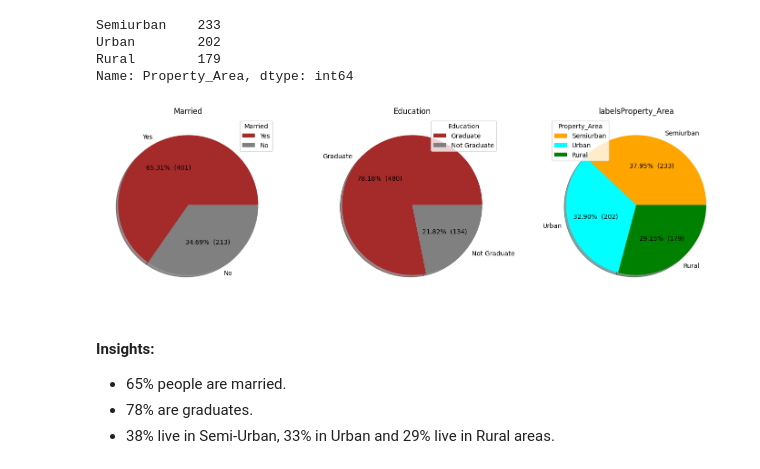
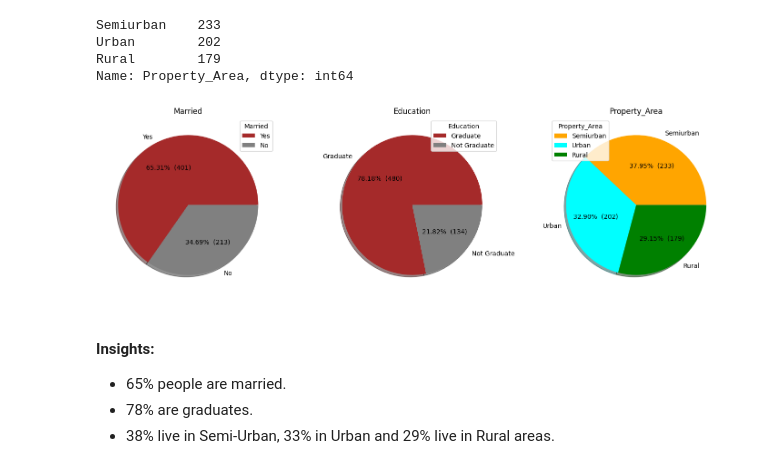
Before and after one commit to Akshay-Paunikar/Loan_Prediction_ML, a Jupyter notebook: project/notebook/Loan_Prediction.ipynb, the cells around one changed output. Cells and saved outputs as stored; diff of their text form; code cells hidden in the pictures.

```diff
--- a/project/notebook/Loan_Prediction.ipynb
+++ b/project/notebook/Loan_Prediction.ipynb
@@ -449,3 +445,8 @@ Credit_History [1.0 0.0]
 Loan_Amount_Term [360.0 240.0 180.0 60.0 480.0 84.0 12.0 300.0 350.0 36.0 120.0 6.0]
 # %% [markdown]
 #### Data Visualization
+# %%
+# First we will map the values in Credit_History to [Yes, No]
+training_data['Credit_History'] = training_data['Credit_History'].astype('int')
+training_data['Credit_History'] = training_data['Credit_History'].map({1:'Yes', 0:'No'})
+training_data['Credit_History'].head(10)
@@ -452,3 +481,6 @@ Loan_Amount_Term [360.0 240.0 180.0 60.0 480.0 84.0 12.0 300.0 350.0 36.0 120.0
+# %%
+training_data['Loan_Amount_Term'] = training_data['Loan_Amount_Term'].astype('int')
+testing_data['Loan_Amount_Term'] = testing_data['Loan_Amount_Term'].astype('int')
 # %%
 # How many people in the data are married ?
 training_data['Married'].value_counts()
@@ -478,35 +510,35 @@ ax1 = plt.subplot2grid((1,3), (0,0))
 
 dataMarried = training_data['Married'].value_counts().values
 labelsMarried = training_data['Married'].value_counts().index
 
 plt.pie(x=dataMarried, labels=labelsMarried,
         autopct=lambda p : '{:.2f}%  ({:,.0f})'.format(p,p * sum(dataMarried)/100), colors=['brown','gray'], shadow=True)
 plt.legend(labelsMarried, loc='upper right', title='Married')
 plt.title("Married")
 
 ax2 = plt.subplot2grid((1,3), (0,1))
 
 dataEducation = training_data['Education'].value_counts().values
 labelsEducation = training_data['Education'].value_counts().index
 
 plt.pie(x=dataEducation, labels=labelsEducation,
         autopct=lambda p : '{:.2f}%  ({:,.0f})'.format(p,p * sum(dataEducation)/100), colors=['brown','gray'], shadow=True)
 plt.legend(labelsEducation, loc='upper right', title='Education')
 plt.title("Education")
 
 ax3 = plt.subplot2grid((1,3), (0,2))
 
 dataProperty_Area = training_data['Property_Area'].value_counts().values
 labelsProperty_Area = training_data['Property_Area'].value_counts().index
 
 plt.pie(x=dataProperty_Area, labels=labelsProperty_Area,
         autopct=lambda p : '{:.2f}%  ({:,.0f})'.format(p,p * sum(dataProperty_Area)/100), colors=['orange','cyan', 'green'], shadow=True)
 plt.legend(labelsProperty_Area, loc='upper left', title='Property_Area')
-plt.title("labelsProperty_Area")
+plt.title("Property_Area")
 
 plt.show()
 # %% [output]
-[figure, old version]
+[figure, new version]
 # %% [markdown]
 #### Insights:
  - 65% people are married.
```
Also changed, not shown: parts of 35 cells of this notebook.
